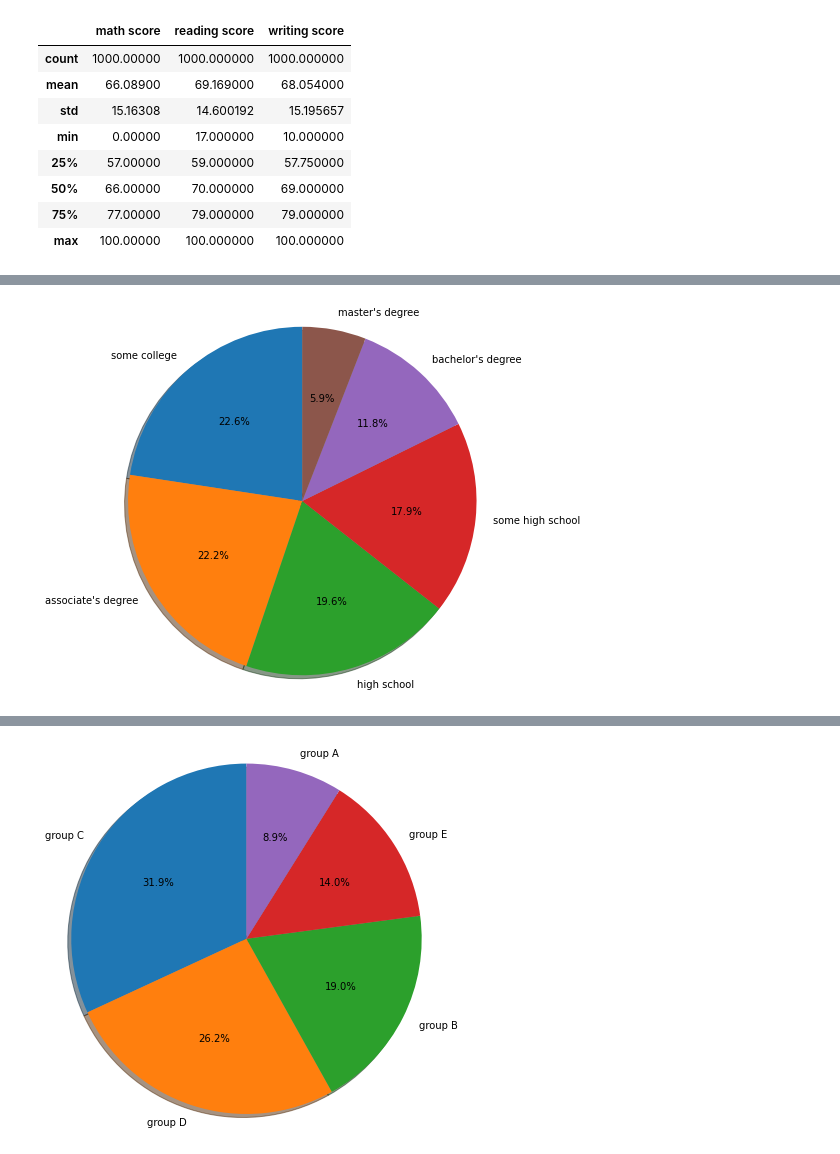
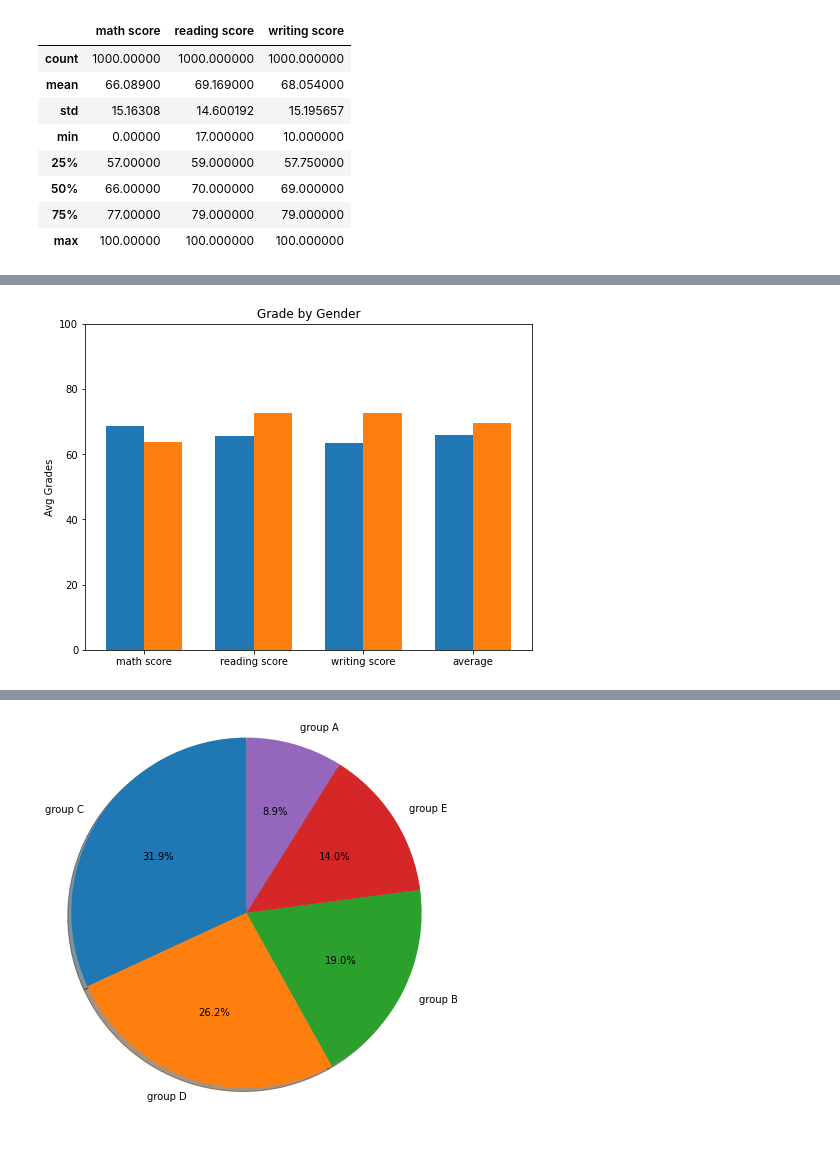
Before and after one commit to kggold4/final-project-intro-data-science, a Jupyter notebook: notebook3.ipynb, the cells around one changed output, grey strips where cells are left out. Saved outputs shown, nothing was run; the diff lists cells and outputs as text; code cells hidden in the pictures.

```diff
--- a/notebook3.ipynb
+++ b/notebook3.ipynb
@@ -109,0 +115,5 @@ plt.show()
+# %%
+# adding the average score feature for each student with the average of math, reading and writing score
+# the assign ,method is to change every average value in average target for each row
+students = students.assign(average= lambda x: ((x['math score'] + x['reading score'] + x['writing score']) / 3.0))
+students.head()
@@ -110,30 +127,56 @@ plt.show()
+# %%
+# ploting a bar plot with grades by genders (means):
+
+# male will get a numpy array with the means of scores by male gender
+male = np.array(students.groupby('gender').mean())[1]
+
+# male will get a numpy array with the means of scores by female gender
+female = np.array(students.groupby('gender').mean())[0]
+
+# change the figure size of the bar plot
+plt.figure(figsize=(8,6))
+
+# ploting man scores means
+plt.bar(np.arange(4), male, width, label='Men')
+
+# ploting women scores means
+plt.bar(np.arange(4) + width, female, width, label='Women')
+
+# limit the axis from 0 to 100
+plt.ylim(0,100)
+
+# y label
+plt.ylabel('Avg Grades')
+
+# plot title
+plt.title('Grade by Gender')
+
+# x ticks
+plt.xticks(ind + width / 2 ,('math score','reading score','writing score','average'))
+
+plt.show()
+# %% [output]
+[figure, added]
 # %%
-# showing differents in parental level of education of the students in the dataset in a pie of matplotlib
+# define a function that plot with a pie
+def print_pie(values, lables):
+    values = list(values)
 
-# get all the counts of the values in parental level of education feature
-x = list(students['parental level of education'].value_counts())
+    # get a objcet pie from matplotlib and a figure
+    fig1, ax1 = plt.subplots()
 
-# write all the type of values in parental level of education feature
-parents_education = ['some college', 'associate\'s degree', 'high school',
-                     'some high school', 'bachelor\'s degree', 'master\'s degree']
+    # set the size of the figure
+    fig1.set_figheight(7)
+    fig1.set_figwidth(7)
 
-# get a objcet pie from matplotlib and a figure
-fig1, ax1 = plt.subplots()
+    # plot the pie
+    # x - the parental level of education data
+    # autopct - show the percentages at only one decimal point
+    # shadow - show the shadow of the pie
+    # startangle - rotate the pie in 90 degrees
+    ax1.pie(values, labels=lables, autopct='%1.1f%%', shadow=True, startangle=90)
 
-# set the size of the figure
-fig1.set_figheight(7)
-fig1.set_figwidth(7)
+    # equal aspect ratio ensures that pie is drawn as a circle
+    ax1.axis('equal')
 
-# plot the pie
-# x - the parental level of education data
-# autopct - show the percentages at only one decimal point
-# shadow - show the shadow of the pie
-# startangle - rotate the pie in 90 degrees
-ax1.pie(x, labels=parents_education, autopct='%1.1f%%', shadow=True, startangle=90)
-
-# equal aspect ratio ensures that pie is drawn as a circle
-ax1.axis('equal')
-
-plt.show()
+    plt.show()
-# %% [output]
-[figure, removed]
```
Also changed, not shown: parts of 7 cells of this notebook.
